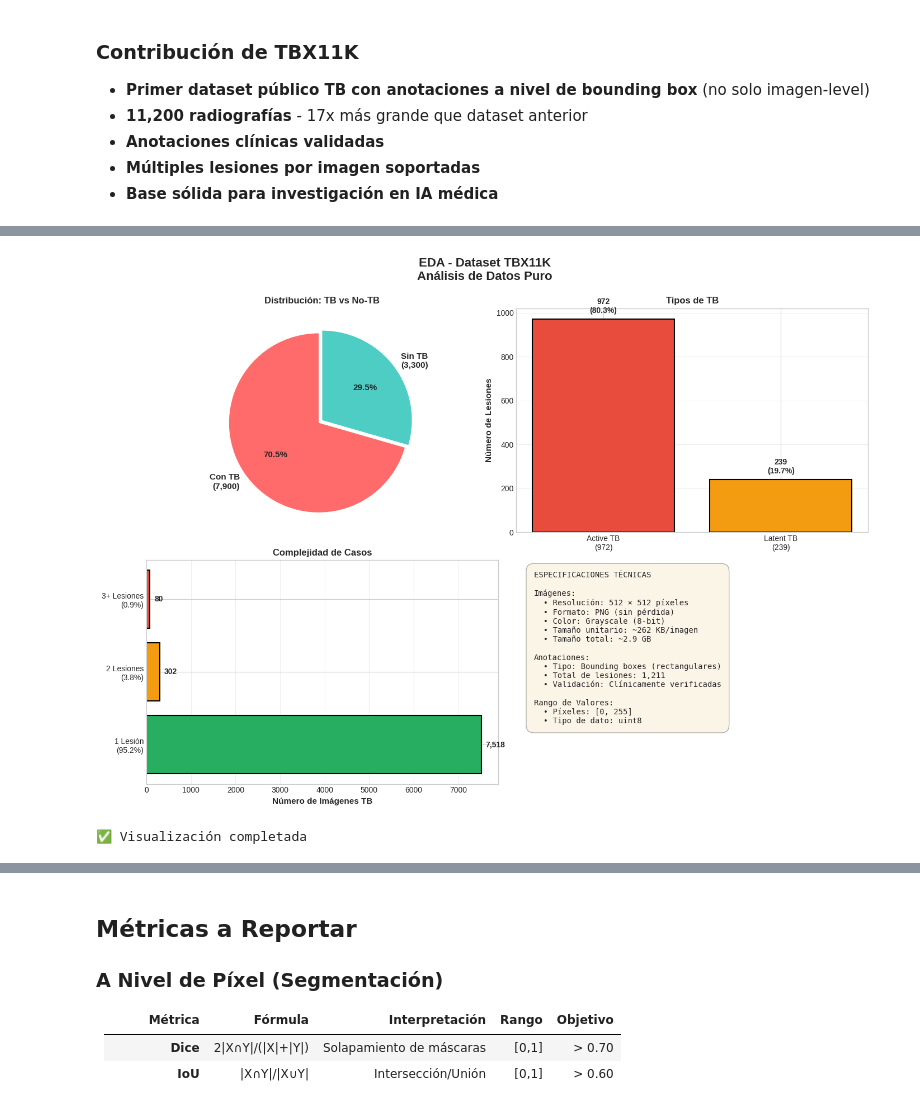
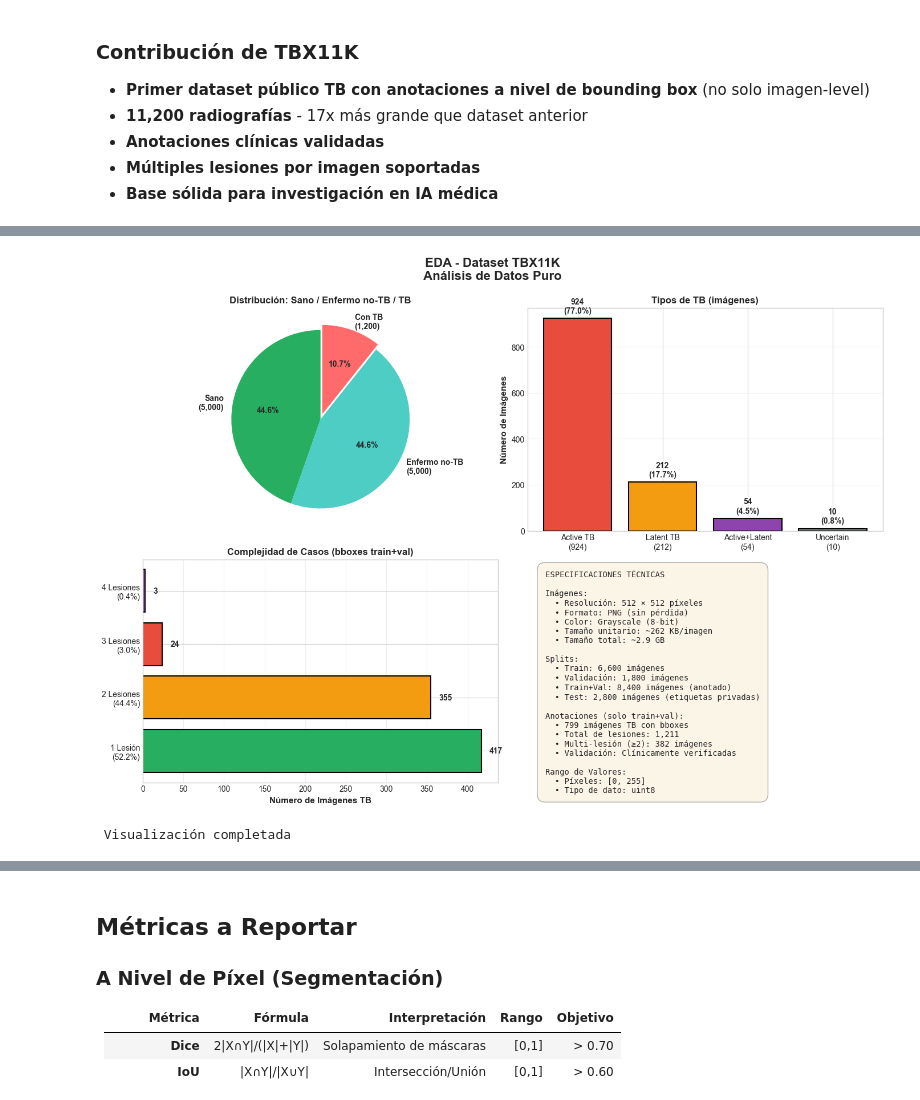
Before and after one commit to camilo0709/proyecto_tb, a Jupyter notebook: EDA_Dataset_TBX11K.ipynb, the cells around one changed output, grey strips where cells are left out. Saved outputs shown, nothing was run; the diff lists cells and outputs as text; code cells hidden in the pictures.

```diff
--- a/EDA_Dataset_TBX11K.ipynb
+++ b/EDA_Dataset_TBX11K.ipynb
@@ -139,74 +235,82 @@ fig, axes = plt.subplots(2, 2, figsize=(14, 10))
 fig.suptitle('EDA - Dataset TBX11K\nAnálisis de Datos Puro',
              fontsize=16, fontweight='bold', y=0.995)
 
-# 1. Distribución TB/No-TB
+# 1. Distribución por condición (Sano / Enfermo no-TB / TB)
 ax = axes[0, 0]
-sizes = [7900, 3300]
-labels = ['Con TB\n(7,900)', 'Sin TB\n(3,300)']
-colors = ['#FF6B6B', '#4ECDC4']
+sizes = [5000, 5000, 1200]
+labels = ['Sano\n(5,000)', 'Enfermo no-TB\n(5,000)', 'Con TB\n(1,200)']
+colors = ['#27AE60', '#4ECDC4', '#FF6B6B']
 ax.pie(sizes, labels=labels, autopct='%1.1f%%', colors=colors,
-       explode=(0.05, 0), startangle=90, textprops={'fontsize': 11, 'weight': 'bold'})
-ax.set_title('Distribución: TB vs No-TB', fontweight='bold', fontsize=12)
+       explode=(0, 0, 0.06), startangle=90,
+       textprops={'fontsize': 10, 'weight': 'bold'})
+ax.set_title('Distribución: Sano / Enfermo no-TB / TB', fontweight='bold', fontsize=12)
 
-# 2. Tipos de TB
+# 2. Tipos de TB (imágenes)
 ax = axes[0, 1]
-tipos = ['Active TB\n(972)', 'Latent TB\n(239)']
-valores = [972, 239]
-colors_tb = ['#E74C3C', '#F39C12']
+tipos = ['Active TB\n(924)', 'Latent TB\n(212)', 'Active+Latent\n(54)', 'Uncertain\n(10)']
+valores = [924, 212, 54, 10]
+colors_tb = ['#E74C3C', '#F39C12', '#8E44AD', '#7F8C8D']
 bars = ax.bar(tipos, valores, color=colors_tb, edgecolor='black', linewidth=1.5)
-ax.set_ylabel('Número de Lesiones', fontweight='bold', fontsize=11)
-ax.set_title('Tipos de TB', fontweight='bold', fontsize=12)
+ax.set_ylabel('Número de Imágenes', fontweight='bold', fontsize=11)
+ax.set_title('Tipos de TB (imágenes)', fontweight='bold', fontsize=12)
 ax.grid(axis='y', alpha=0.3)
 for bar, val in zip(bars, valores):
     height = bar.get_height()
-    ax.text(bar.get_x() + bar.get_width()/2., height + 20,
+    ax.text(bar.get_x() + bar.get_width()/2., height + 15,
             f'{val}\n({val*100/sum(valores):.1f}%)',
             ha='center', va='bottom', fontweight='bold', fontsize=10)
 
-# 3. Múltiples Lesiones
+# 3. Complejidad de Casos (799 imágenes TB anotadas)
 ax = axes[1, 0]
-lesiones = ['1 Lesión\n(95.2%)', '2 Lesiones\n(3.8%)', '3+ Lesiones\n(0.9%)']
-cantidades = [7518, 302, 80]
-colores = ['#27AE60', '#F39C12', '#E74C3C']
+lesiones = ['1 Lesión\n(52.2%)', '2 Lesiones\n(44.4%)', '3 Lesiones\n(3.0%)', '4 Lesiones\n(0.4%)']
+cantidades = [417, 355, 24, 3]
+colores = ['#27AE60', '#F39C12', '#E74C3C', '#8E44AD']
 bars = ax.barh(lesiones, cantidades, color=colores, edgecolor='black', linewidth=1.5)
 ax.set_xlabel('Número de Imágenes TB', fontweight='bold', fontsize=11)
-ax.set_title('Complejidad de Casos', fontweight='bold', fontsize=12)
+ax.set_title('Complejidad de Casos (bboxes train+val)', fontweight='bold', fontsize=12)
 ax.grid(axis='x', alpha=0.3)
 for bar, val in zip(bars, cantidades):
-    ax.text(val + 100, bar.get_y() + bar.get_height()/2, f'{val:,}',
+    ax.text(val + 10, bar.get_y() + bar.get_height()/2, f'{val}',
             va='center', fontweight='bold', fontsize=10)
 
 # 4. Especificaciones Técnicas
 ax = axes[1, 1]
 ax.axis('off')
 specs_text = """ESPECIFICACIONES TÉCNICAS
 
 Imágenes:
   • Resolución: 512 × 512 píxeles
   • Formato: PNG (sin pérdida)
   • Color: Grayscale (8-bit)
   • Tamaño unitario: ~262 KB/imagen
   • Tamaño total: ~2.9 GB
 
-Anotaciones:
-  • Tipo: Bounding boxes (rectangulares)
+Splits:
+  • Train: 6,600 imágenes
+  • Validación: 1,800 imágenes
+  • Train+Val: 8,400 imágenes (anotado)
+  • Test: 2,800 imágenes (etiquetas privadas)
+
+Anotaciones (solo train+val):
+  • 799 imágenes TB con bboxes
   • Total de lesiones: 1,211
+  • Multi-lesión (≥2): 382 imágenes
   • Validación: Clínicamente verificadas
 
 Rango de Valores:
   • Píxeles: [0, 255]
   • Tipo de dato: uint8"""
 ax.text(0.05, 0.95, specs_text, transform=ax.transAxes,
         fontsize=10, verticalalignment='top', fontfamily='monospace',
         bbox=dict(boxstyle='round', facecolor='wheat', alpha=0.3, pad=1))
 
 plt.tight_layout()
 plt.show()
 
 print(' Visualización completada')
 # %% [output]
-[figure, old version]
+[figure, new version]
-✅ Visualización completada
+ Visualización completada
 # %% [markdown]
 ##  Objetivos de Trabajo Futuro
 
```
Also changed, not shown: parts of 9 cells of this notebook, 14 other files.
